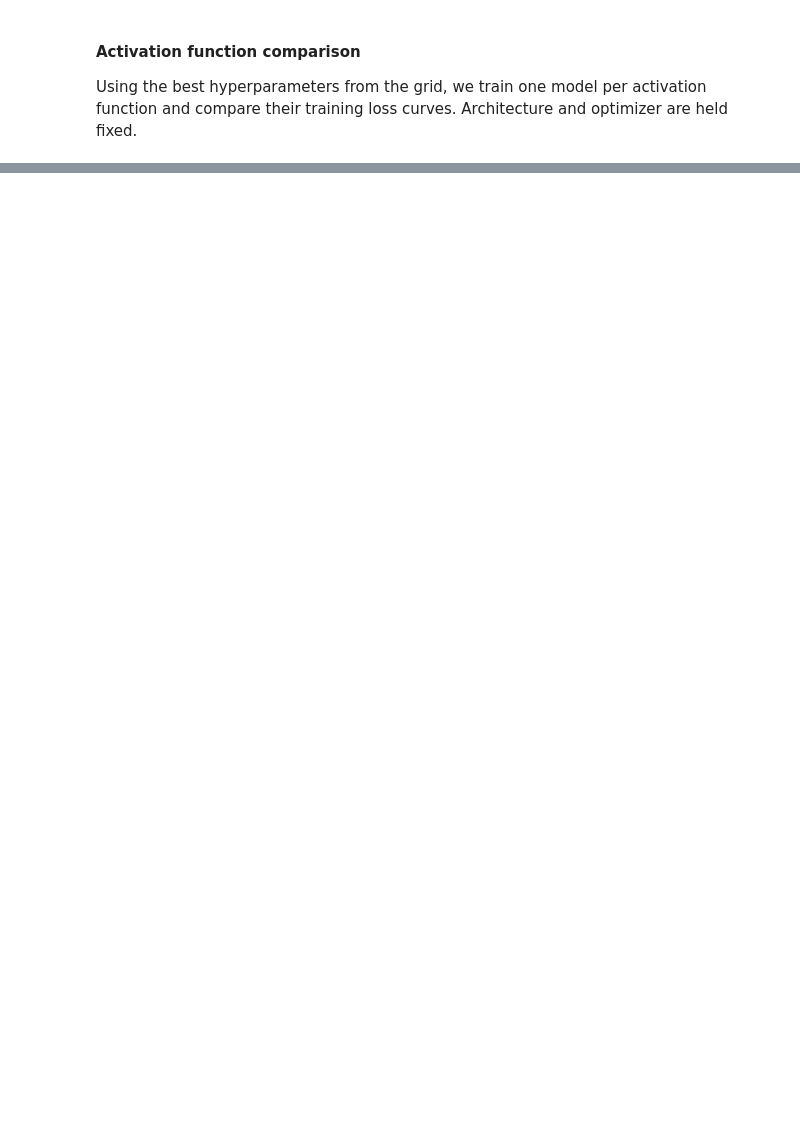
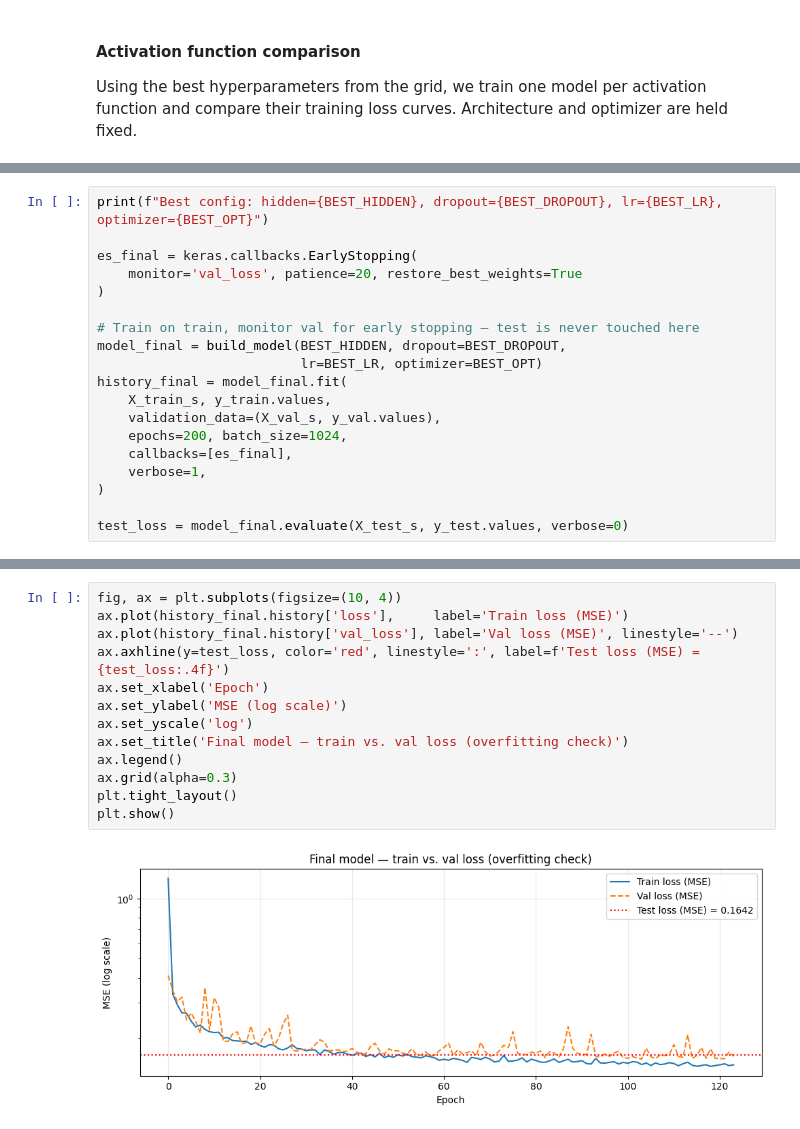
Before and after one commit to timoerc/AAA26-Chicago-Mobility, a Jupyter notebook: notebooks/05b_nn.ipynb, the cells around one changed output, grey strips where cells are left out. Cells and saved outputs as stored; diff of their text form; blank space fills up the shorter version.

```diff
--- a/notebooks/05b_nn.ipynb
+++ b/notebooks/05b_nn.ipynb
@@ -273,0 +277,19 @@ plt.show()
+# %%
+print(f"Best config: hidden={BEST_HIDDEN}, dropout={BEST_DROPOUT}, lr={BEST_LR}, optimizer={BEST_OPT}")
+
+es_final = keras.callbacks.EarlyStopping(
+    monitor='val_loss', patience=20, restore_best_weights=True
+)
+
+# Train on train, monitor val for early stopping — test is never touched here
+model_final = build_model(BEST_HIDDEN, dropout=BEST_DROPOUT,
+                          lr=BEST_LR, optimizer=BEST_OPT)
+history_final = model_final.fit(
+    X_train_s, y_train.values,
+    validation_data=(X_val_s, y_val.values),
+    epochs=200, batch_size=1024,
+    callbacks=[es_final],
+    verbose=1,
+)
+
+test_loss = model_final.evaluate(X_test_s, y_test.values, verbose=0)
@@ -273,0 +314,15 @@ plt.show()
+# %%
+fig, ax = plt.subplots(figsize=(10, 4))
+ax.plot(history_final.history['loss'],     label='Train loss (MSE)')
+ax.plot(history_final.history['val_loss'], label='Val loss (MSE)', linestyle='--')
+ax.axhline(y=test_loss, color='red', linestyle=':', label=f'Test loss (MSE) = {test_loss:.4f}')
+ax.set_xlabel('Epoch')
+ax.set_ylabel('MSE (log scale)')
+ax.set_yscale('log')
+ax.set_title('Final model — train vs. val loss (overfitting check)')
+ax.legend()
+ax.grid(alpha=0.3)
+plt.tight_layout()
+plt.show()
+# %% [output]
+[figure, added]
```
Also changed, not shown: parts of 4 cells of this notebook.
